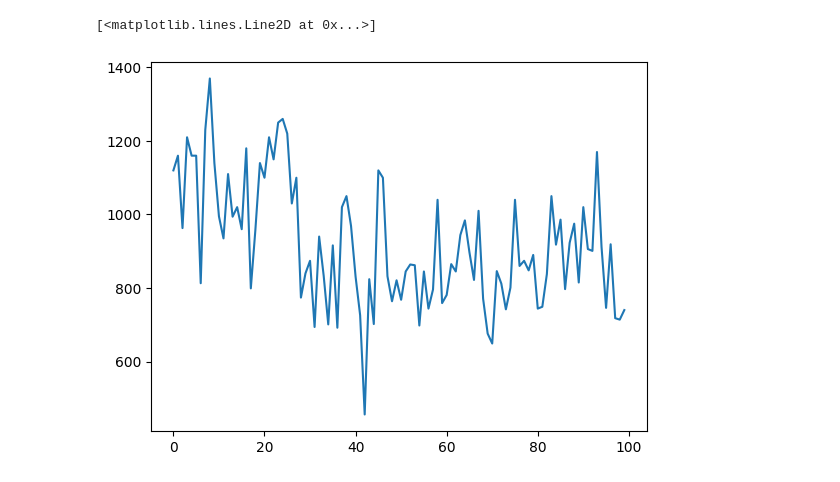
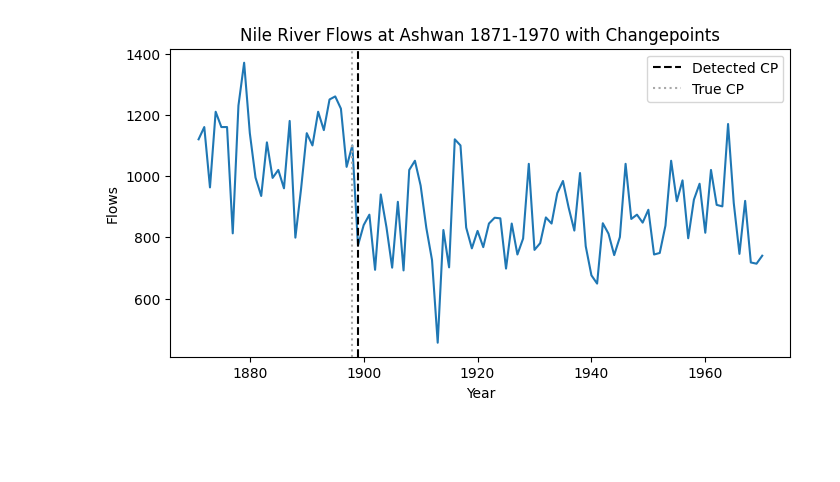
Before and after one commit to samanthawallis/ssm-cpd, a Jupyter notebook: notebooks/nile.ipynb, the cells around one changed output. Cells and saved outputs as stored; diff of their text form; code cells hidden in the pictures; blank space fills up the shorter version.

```diff
--- a/notebooks/nile.ipynb
+++ b/notebooks/nile.ipynb
@@ -3,21 +12,23 @@
 # %%
-import numpy as np
-import pandas as pd
-
 def load_nile():
-    from statsmodels.datasets import nile
     d = nile.load_pandas().data
     nile_series = pd.Series(d["volume"].values, index=d["year"].values, name="NileVolume")
     return nile_series
 
-nile = load_nile()
-print("Nile:", nile.shape, "| years:", nile.index.min(), "→", nile.index.max())
+df = load_nile()
 # %%
-import matplotlib.pyplot as plt
-
-t = np.arange(len(nile))
-y_obs = nile.values
-plt.plot(t, y_obs)
+t = np.arange(len(df))
+y = df.values
+output = detect_single_cp(y, dt=1)
-# %% [output]
-[<matplotlib.lines.Line2D at 0x...>]
-[figure, removed]
+# %%
+plt.figure(figsize=(8, 4))
+plt.plot(df.index, df.values)
+plt.axvline(df.index[output['location_k']], color='k', linestyle='--', label='Detected CP')
+plt.axvline(1898, color='darkgray', linestyle=':', label='True CP')
+plt.xlabel('Year')
+plt.ylabel('Flows')
+plt.title('Nile River Flows at Ashwan 1871-1970 with Changepoints')
+plt.legend()
+plt.show()
+# %% [output]
+[figure, added]
```
Also changed, not shown: parts of 2 cells of this notebook, 6 other files.
